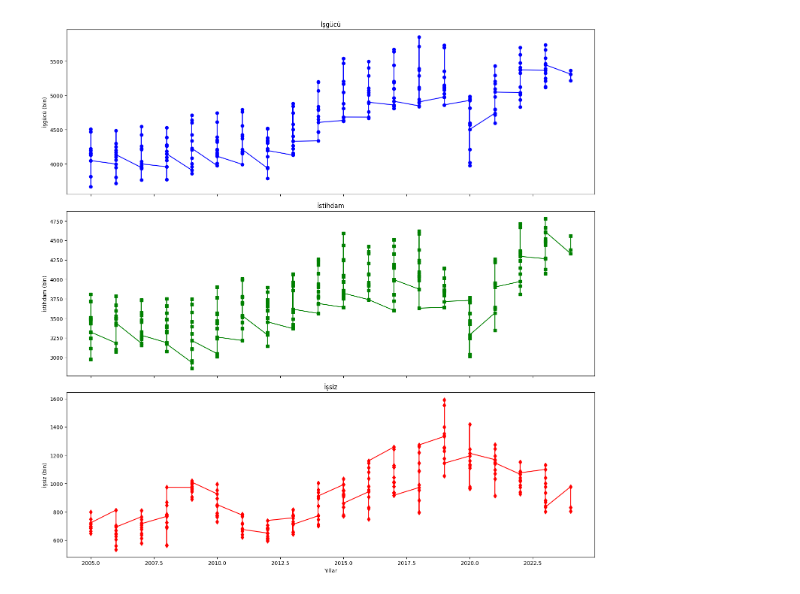
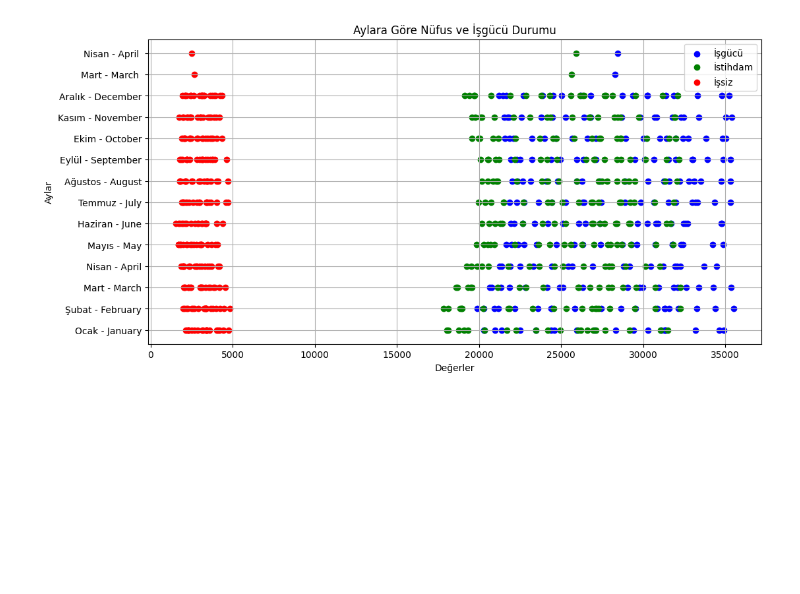
Before and after one commit to Fatihkuru57/-IST204-Proje, a Jupyter notebook: Colaboratory'ye_Hoş_Geldiniz.ipynb, the cells around one changed output. Cells and saved outputs as stored; diff of their text form; code cells hidden in the pictures; blank space fills up the shorter version.

```diff
--- a/Colaboratory'ye_Hoş_Geldiniz.ipynb
+++ b/Colaboratory'ye_Hoş_Geldiniz.ipynb
@@ -183,16 +139,13 @@ plt.show()
-# %%
-fig, axs = plt.subplots(3, 1, figsize=(15, 15), sharex=True)
-axs[0].plot(df1['yıllar'], df1['İşgücü'], marker='o', linestyle='-', color='b')
-axs[0].set_title('İşgücü')
-axs[0].set_ylabel('İşgücü (bin)')
-axs[1].plot(df1['yıllar'], df1['İstihdam'], marker='s', linestyle='-', color='g')
-axs[1].set_title('İstihdam')
-axs[1].set_ylabel('İstihdam (bin)')
-axs[2].plot(df1['yıllar'], df1['İşsiz'], marker='d', linestyle='-', color='r')
-axs[2].set_title('İşsiz')
-axs[2].set_xlabel('Yıllar')
-axs[2].set_ylabel('İşsiz (bin)')
-plt.tight_layout()
-plt.show()
-# %% [output]
-[figure, removed]
+# %%
+plt.figure(figsize=(12, 6))
+plt.scatter(df1['İşgücü'], df1['Aylar'], color='blue', label='İşgücü')
+plt.scatter(df1['İstihdam'], df1['Aylar'], color='green', label='İstihdam')
+plt.scatter(df1['İşsiz'], df1['Aylar'], color='red', label='İşsiz')
+plt.title('Aylara Göre Nüfus ve İşgücü Durumu')
+plt.xlabel('Değerler')
+plt.ylabel('Aylar')
+plt.legend()
+plt.grid(True)
+plt.show()
+# %% [output]
+[figure, added]
```
Also changed, not shown: parts of 9 cells of this notebook.
